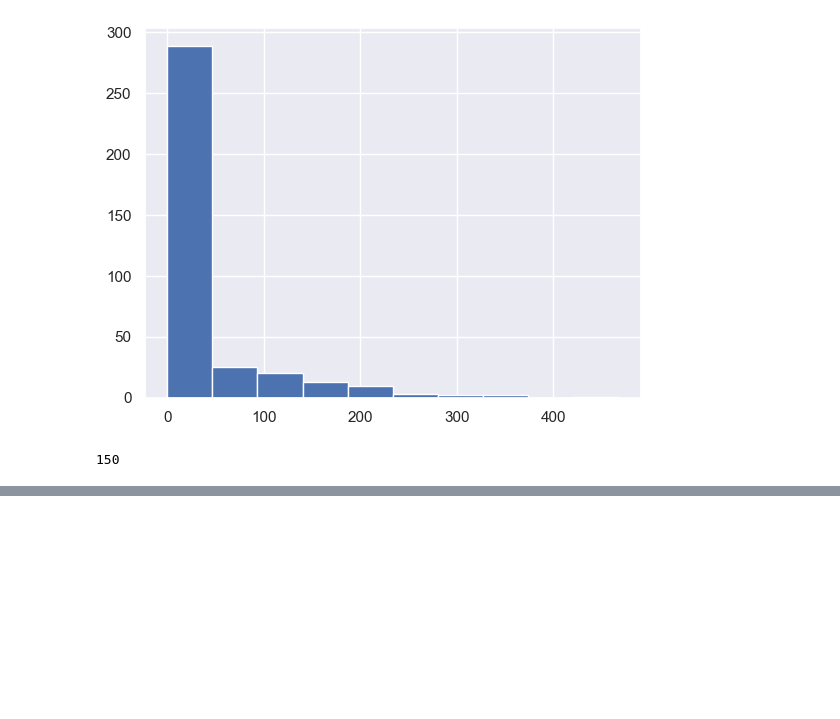
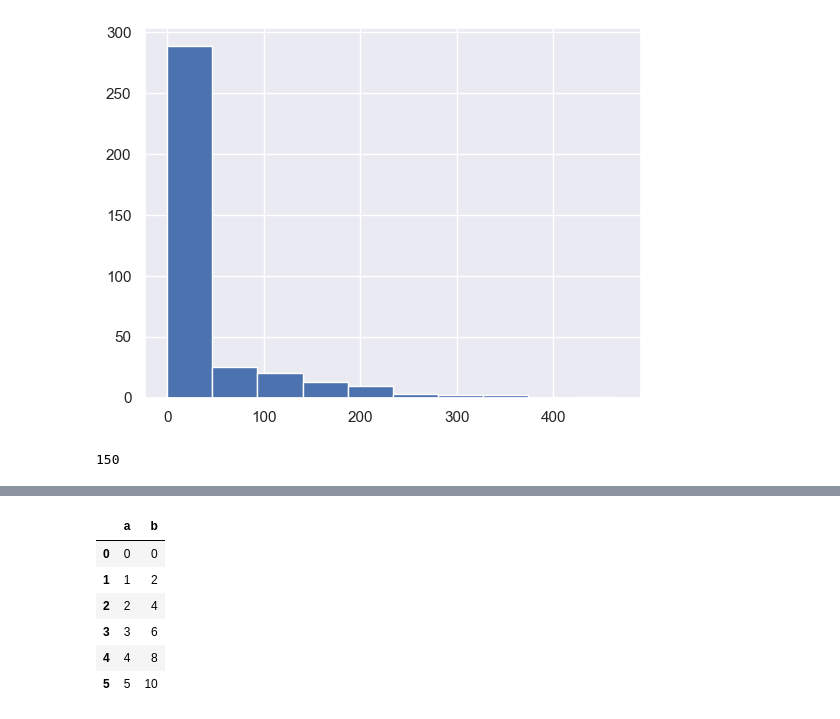
Before and after one commit to OtakuGod0/Data-Science, a Jupyter notebook: Python-Libraries/Pandas.ipynb, the cells around one changed output, grey strips where cells are left out. Drawn from its saved outputs; the diff is of its cells as text; code cells hidden in the pictures; blank space fills up the shorter version.

```diff
--- a/Python-Libraries/Pandas.ipynb
+++ b/Python-Libraries/Pandas.ipynb
@@ -69,0 +217,11 @@ with_rain
+# %%
+data = [{'a': i, 'b': 2*i} for i in range (6)] # calculating using dataframe
+pd.DataFrame(data)
+# %% [output]
+|  | a | b |
+| 0 | 0 | 0 |
+| 1 | 1 | 2 |
+| 2 | 2 | 4 |
+| 3 | 3 | 6 |
+| 4 | 4 | 8 |
+| 5 | 5 | 10 |
```
Also changed, not shown: parts of 31 cells of this notebook, 3 other files.
